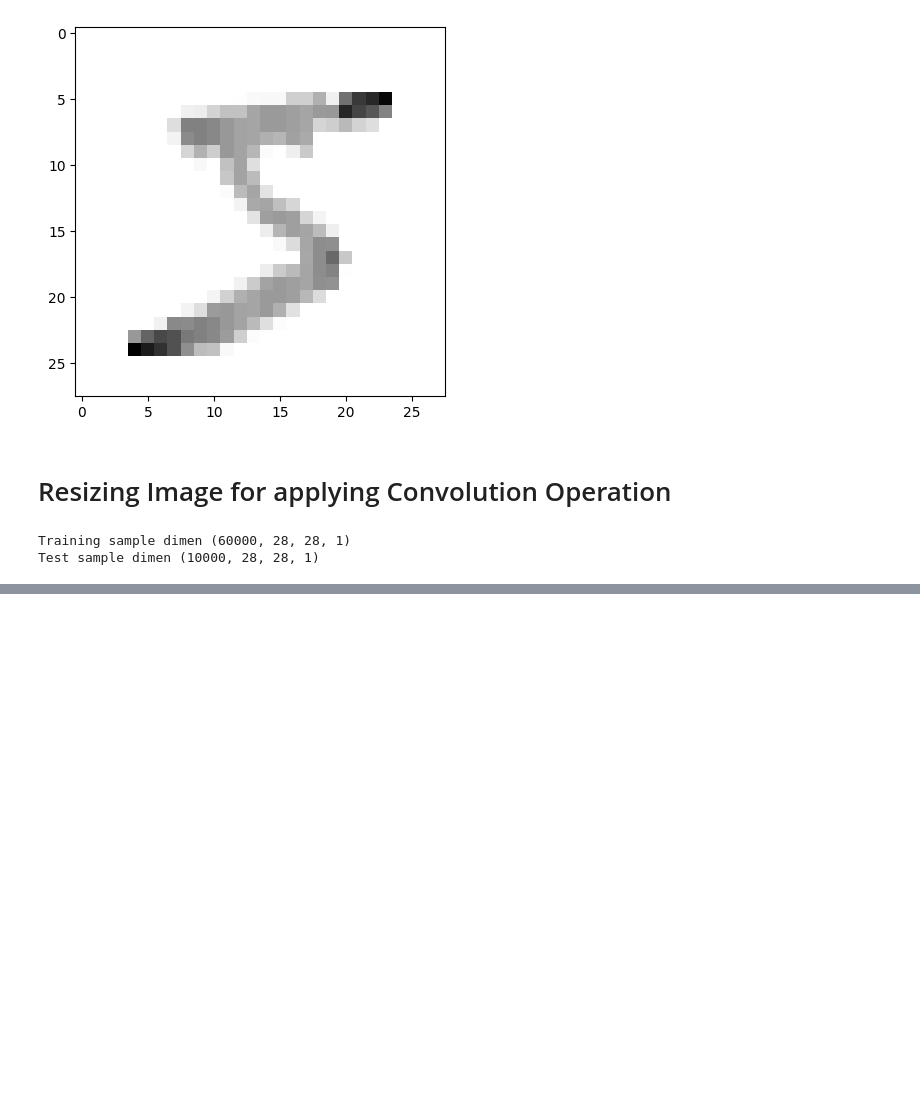
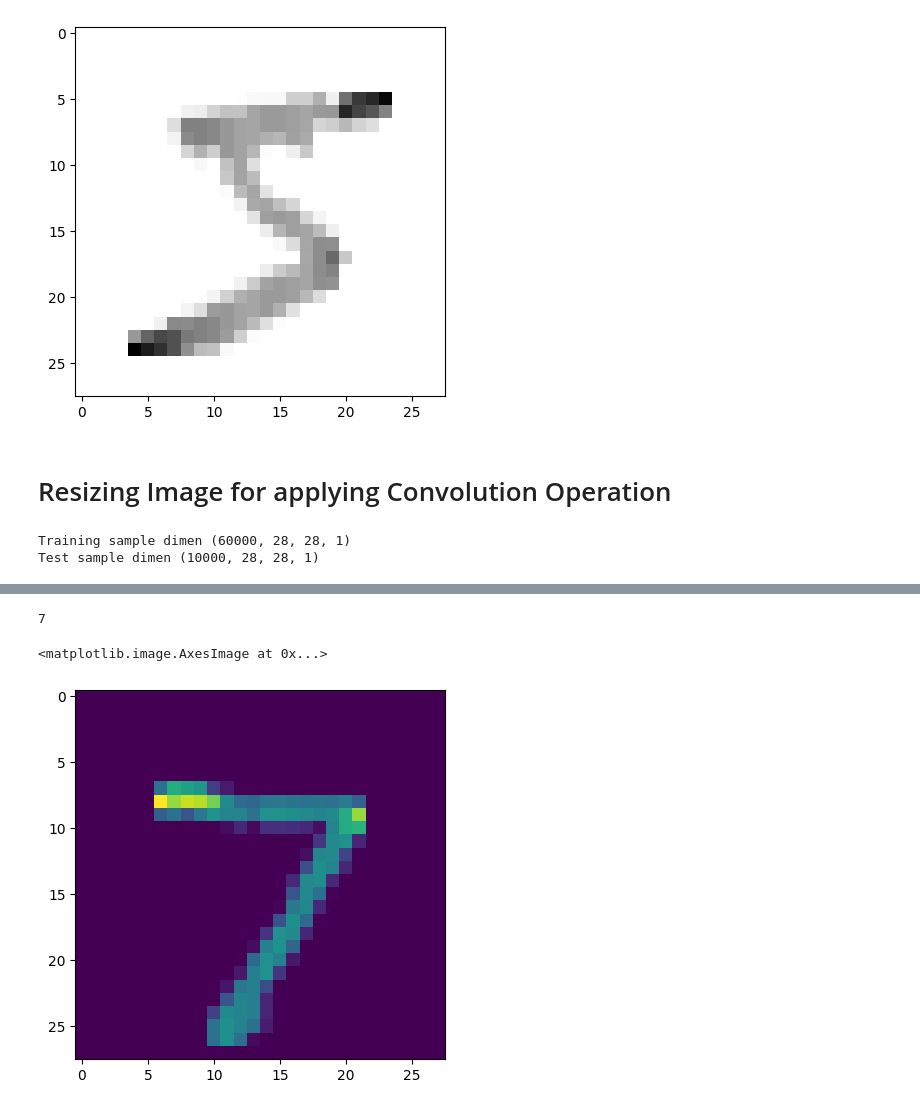
Before and after one commit to nishantbhandari-sys/digitRecognition, a Jupyter notebook: digitRecog.ipynb, the cells around one changed output, grey strips where cells are left out. Cells and saved outputs as stored; diff of their text form; code cells hidden in the pictures; blank space fills up the shorter version.

```diff
--- a/digitRecog.ipynb
+++ b/digitRecog.ipynb
@@ -55,0 +164,9 @@ Test sample dimen (10000, 28, 28, 1)
+# %%
+print(np.argmax(predictions[0]))
+# %% [output]
+7
+# %%
+plt.imshow(x_test[0])
+# %% [output]
+<matplotlib.image.AxesImage at 0x...>
+[figure, added]
```
Also changed, not shown: parts of 9 cells of this notebook.
